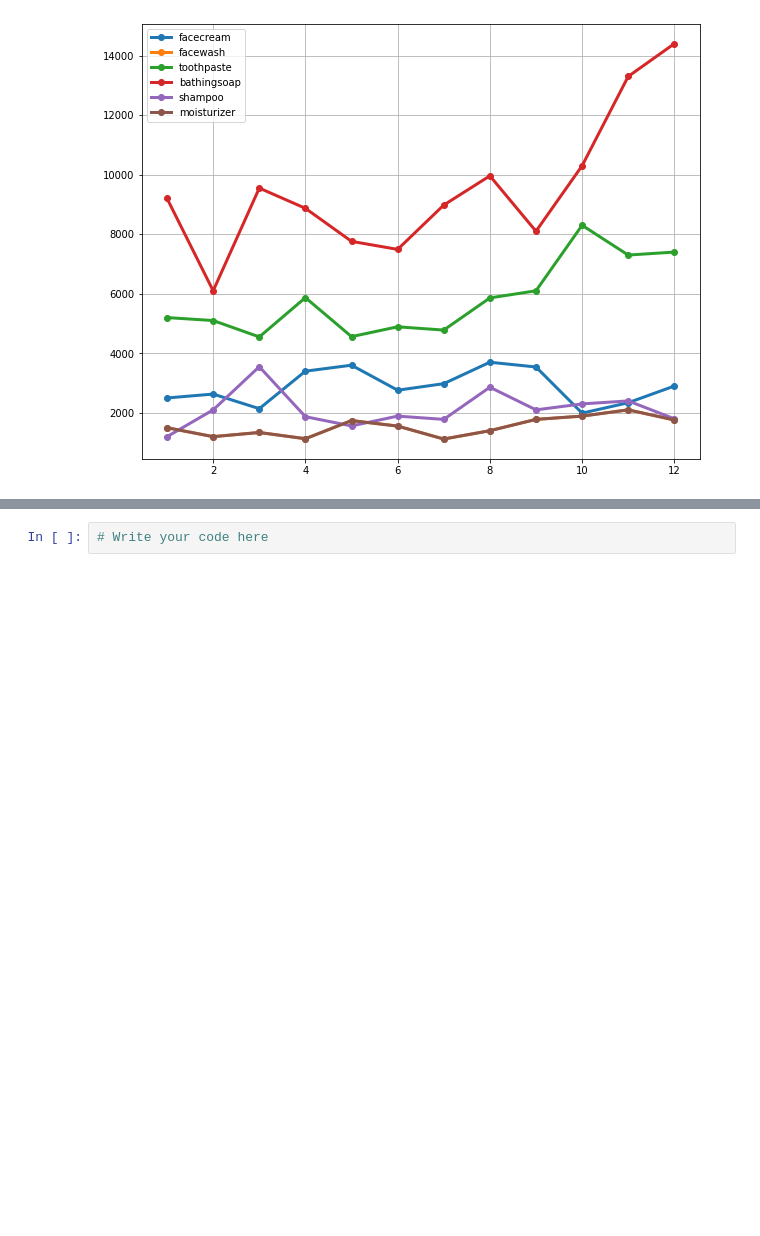
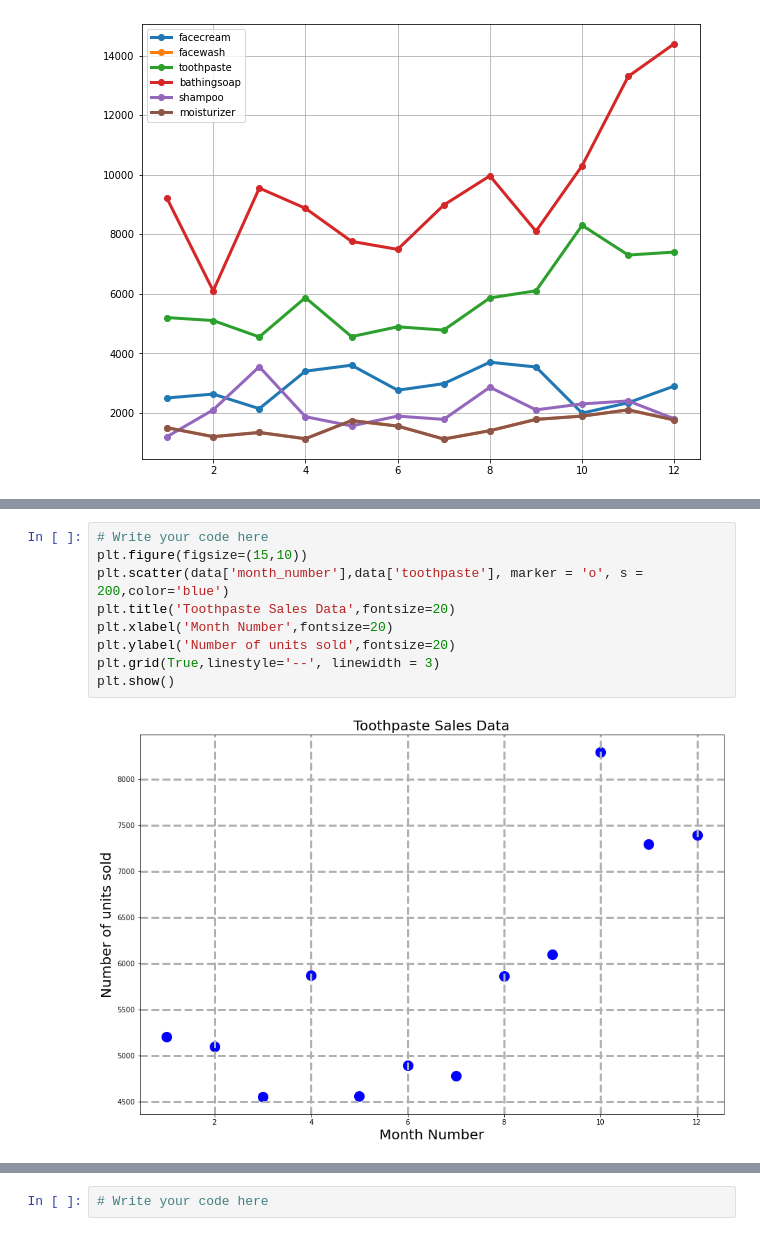
Before and after one commit to GuptAmit725/Strive_Bootcamp_2021, a Jupyter notebook: M1/W2/D5/d10_Matplotlib/Matplotlib_exercises.ipynb, the cells around one changed output, grey strips where cells are left out. Drawn from its saved outputs; the diff is of its cells as text; blank space fills up the shorter version.

```diff
--- a/M1/W2/D5/d10_Matplotlib/Matplotlib_exercises.ipynb
+++ b/M1/W2/D5/d10_Matplotlib/Matplotlib_exercises.ipynb
@@ -107,3 +104,14 @@ The scatter plot should look like this:
+# %%
+# Write your code here
+plt.figure(figsize=(15,10))
+plt.scatter(data['month_number'],data['toothpaste'], marker = 'o', s = 200,color='blue')
+plt.title('Toothpaste Sales Data',fontsize=20)
+plt.xlabel('Month Number',fontsize=20)
+plt.ylabel('Number of units sold',fontsize=20)
+plt.grid(True,linestyle='--', linewidth = 3)
+plt.show()
+# %% [output]
+[figure, added]
 # %% [markdown]
 ### Exercise 5: Read the face cream and facewash product sales data and show it using the bar chart.
 The bar chart should display the number of units sold per month for each product. Add a separate bar for each product in the same chart.
```
Also changed, not shown: parts of 9 cells of this notebook, 1 other file.
